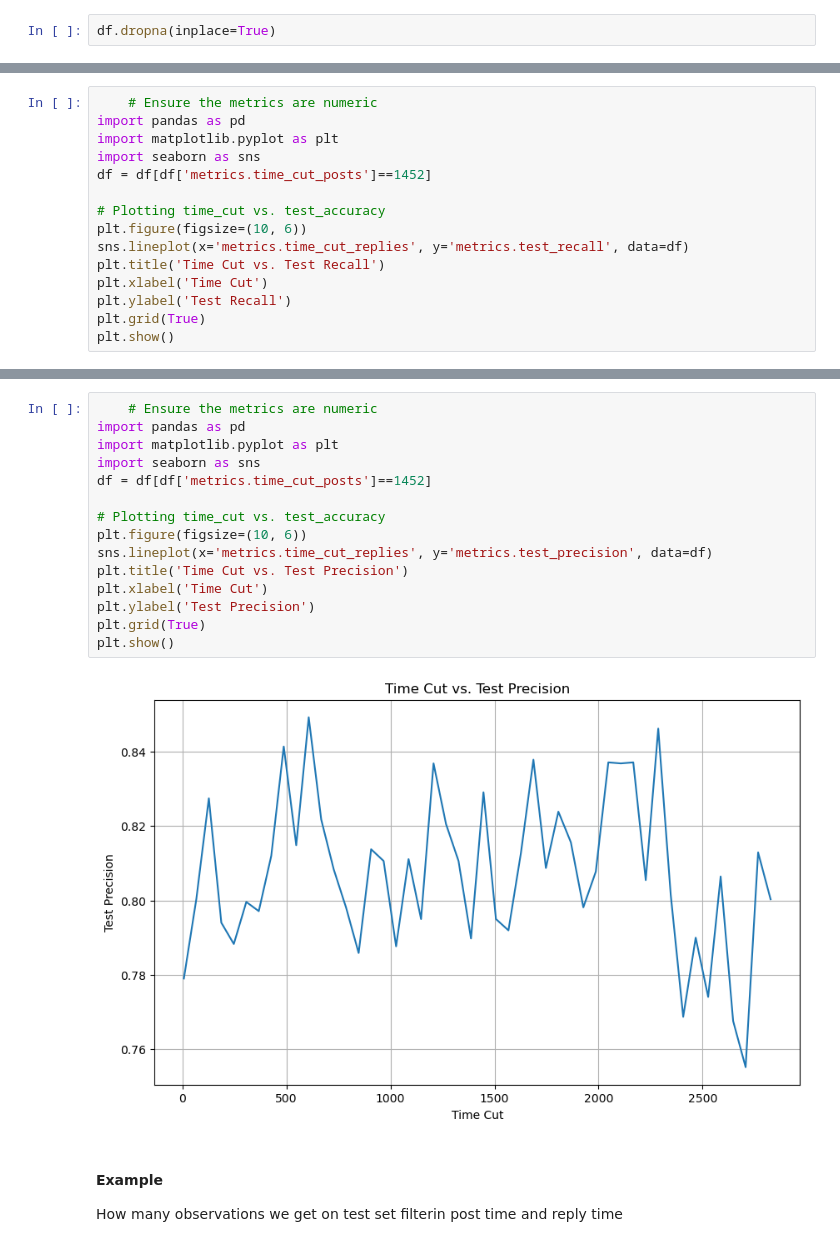
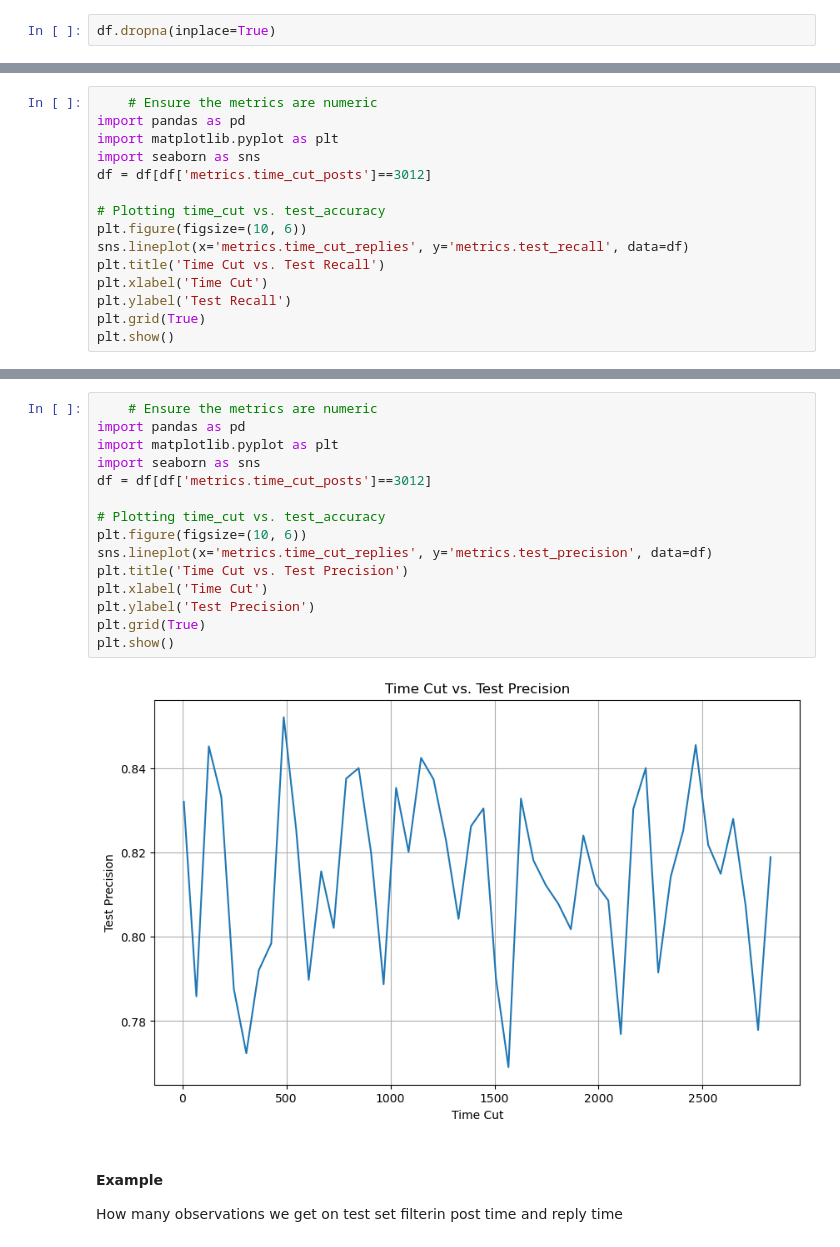
Before and after one commit to douglas-dm9/rumour-detection-gnn, a Jupyter notebook: Summary all experiments.ipynb, the cells around one changed output, grey strips where cells are left out. Saved outputs shown, nothing was run; the diff lists cells and outputs as text.

```diff
--- a/Summary all experiments.ipynb
+++ b/Summary all experiments.ipynb
@@ -252,7 +302,7 @@ array([1572., 1452., 1332., 1212., 1092.,  972.,  852.,  732.,  612.,
 import pandas as pd
 import matplotlib.pyplot as plt
 import seaborn as sns
-df = df[df['metrics.time_cut_posts']==1452]
+df = df[df['metrics.time_cut_posts']==3012]
 
 # Plotting time_cut vs. test_accuracy
 plt.figure(figsize=(10, 6))
@@ -267,20 +317,20 @@ plt.show()
 # %%
     # Ensure the metrics are numeric
 import pandas as pd
 import matplotlib.pyplot as plt
 import seaborn as sns
-df = df[df['metrics.time_cut_posts']==1452]
+df = df[df['metrics.time_cut_posts']==3012]
 
 # Plotting time_cut vs. test_accuracy
 plt.figure(figsize=(10, 6))
 sns.lineplot(x='metrics.time_cut_replies', y='metrics.test_precision', data=df)
 plt.title('Time Cut vs. Test Precision')
 plt.xlabel('Time Cut')
 plt.ylabel('Test Precision')
 plt.grid(True)
 plt.show()
 # %% [output]
-[figure, old version]
+[figure, new version]
 # %% [markdown]
 #### Example
 How many observations we get on test set filterin post time and reply time
```
Also changed, not shown: parts of 19 cells of this notebook, 4 other files.
